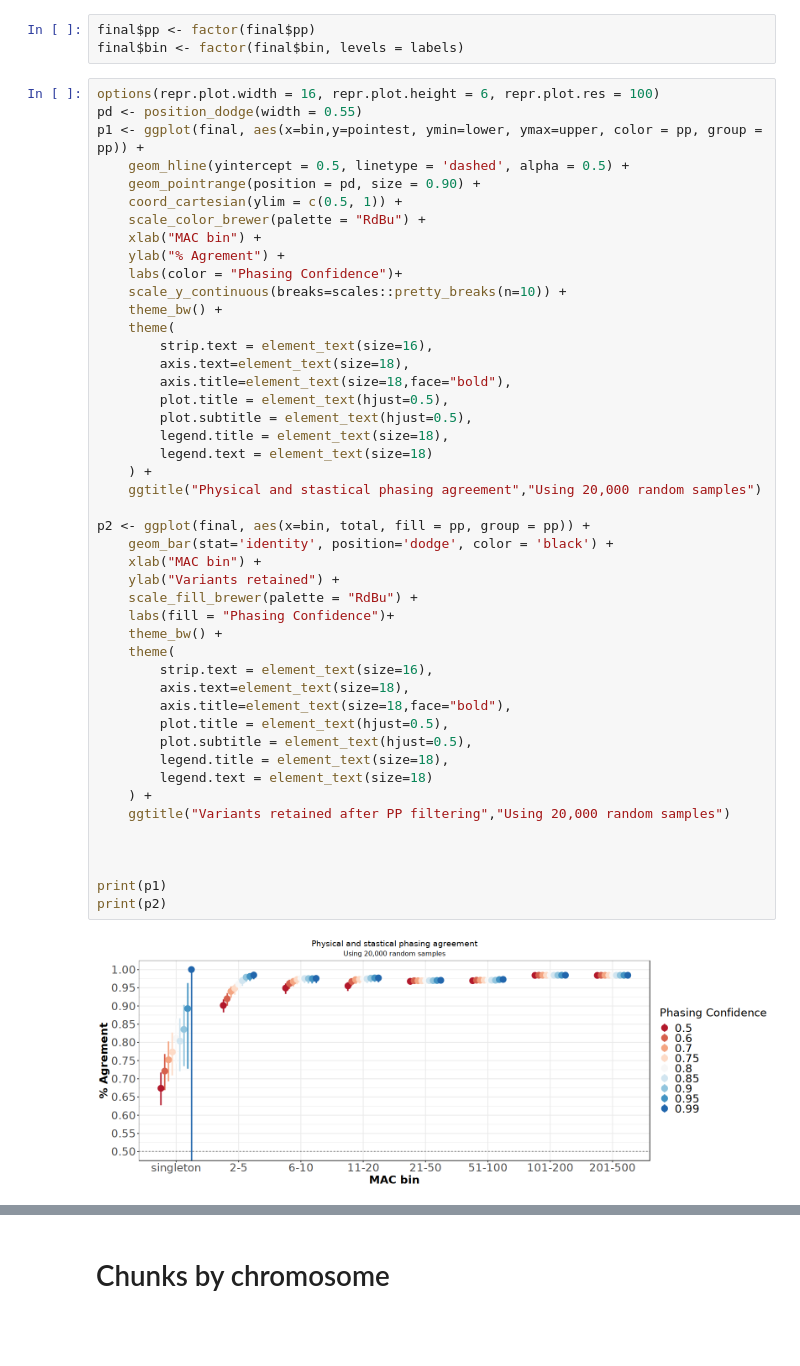
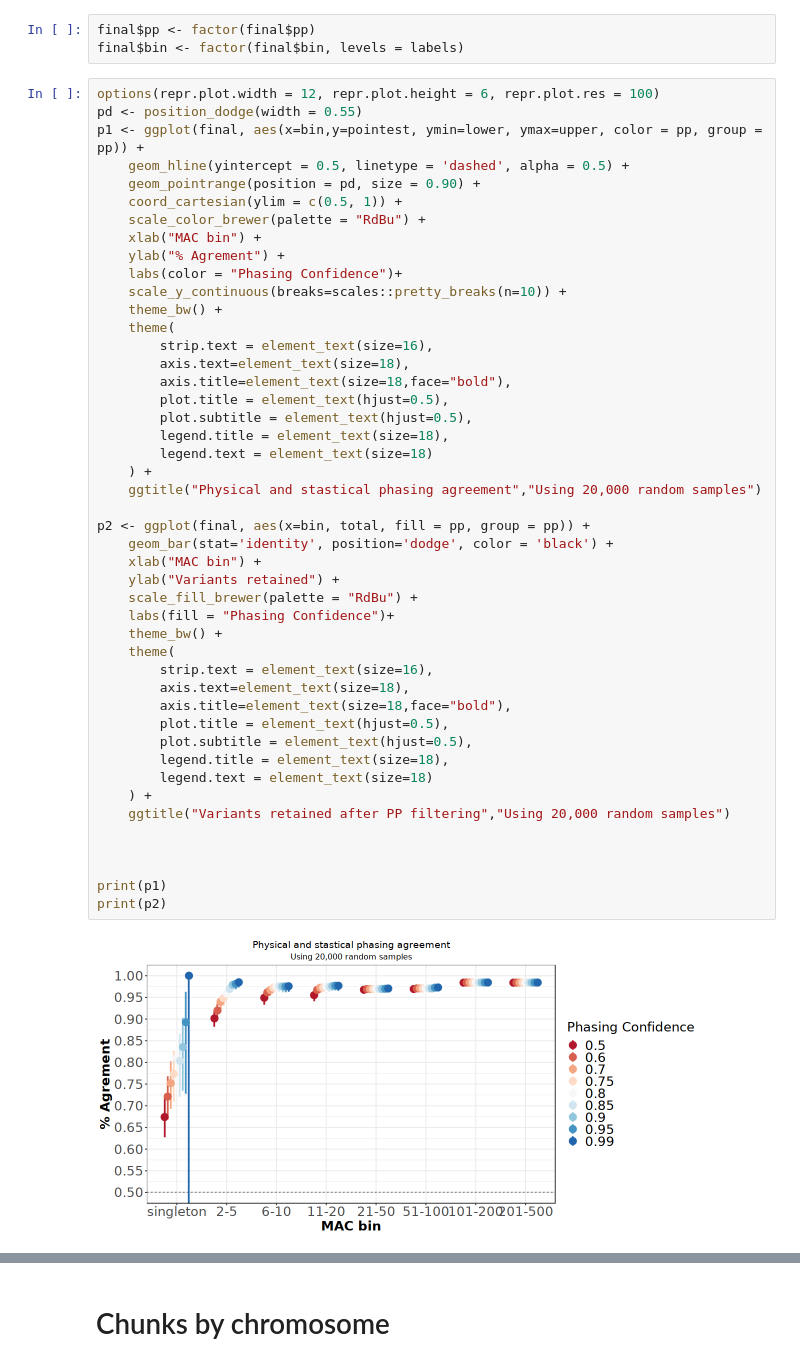
Before and after one commit to frhl/wes_ko_ukbb, a Jupyter notebook: notebooks/220824_transfer_figure1_plots.ipynb, the cells around one changed output, grey strips where cells are left out. Saved outputs shown, nothing was run; the diff lists cells and outputs as text; blank space fills up the shorter version.

```diff
--- a/notebooks/220824_transfer_figure1_plots.ipynb
+++ b/notebooks/220824_transfer_figure1_plots.ipynb
@@ -473,7 +577,7 @@ final <- do.call(rbind,lapply(files, fread))
 final$pp <- factor(final$pp)
 final$bin <- factor(final$bin, levels = labels)
 # %%
-options(repr.plot.width = 16, repr.plot.height = 6, repr.plot.res = 100)
+options(repr.plot.width = 12, repr.plot.height = 6, repr.plot.res = 100)
 pd <- position_dodge(width = 0.55)
 p1 <- ggplot(final, aes(x=bin,y=pointest, ymin=lower, ymax=upper, color = pp, group = pp)) +
     geom_hline(yintercept = 0.5, linetype = 'dashed', alpha = 0.5) +
@@ -492,31 +596,31 @@ p1 <- ggplot(final, aes(x=bin,y=pointest, ymin=lower, ymax=upper, color = pp, gr
         plot.title = element_text(hjust=0.5),
         plot.subtitle = element_text(hjust=0.5),
         legend.title = element_text(size=18),
         legend.text = element_text(size=18)
     ) +
     ggtitle("Physical and stastical phasing agreement","Using 20,000 random samples")
 
 p2 <- ggplot(final, aes(x=bin, total, fill = pp, group = pp)) +
     geom_bar(stat='identity', position='dodge', color = 'black') +
     xlab("MAC bin") +
     ylab("Variants retained") +
     scale_fill_brewer(palette = "RdBu") +
     labs(fill = "Phasing Confidence")+
     theme_bw() +
     theme(
         strip.text = element_text(size=16),
         axis.text=element_text(size=18),
         axis.title=element_text(size=18,face="bold"),
         plot.title = element_text(hjust=0.5),
         plot.subtitle = element_text(hjust=0.5),
         legend.title = element_text(size=18),
         legend.text = element_text(size=18)
     ) +
     ggtitle("Variants retained after PP filtering","Using 20,000 random samples")
 
 
 
 print(p1)
 print(p2)
 # %% [output]
-[figure, old version]
+[figure, new version]
```
Also changed, not shown: parts of 10 cells of this notebook, 9 other files.
